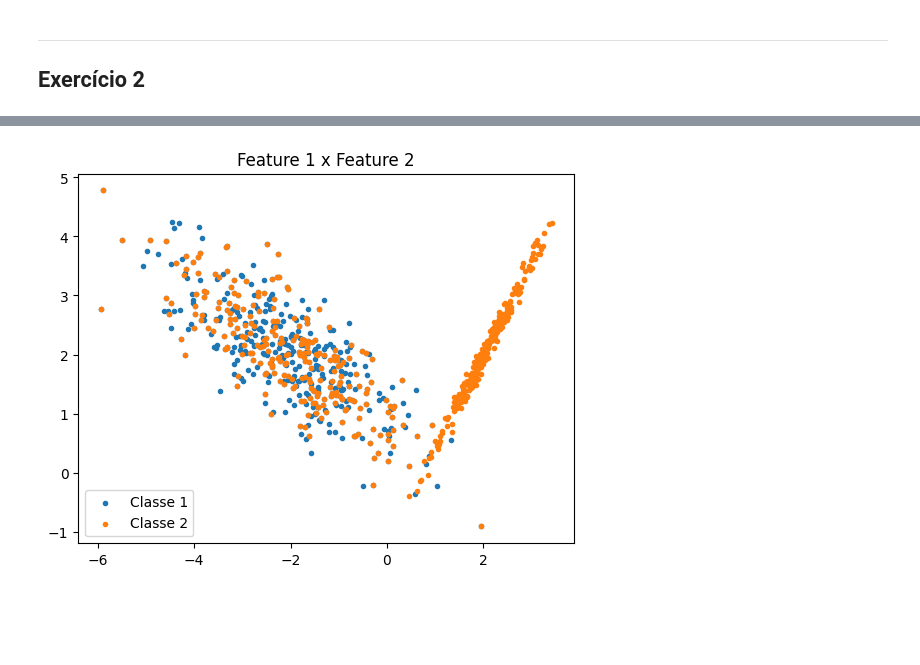
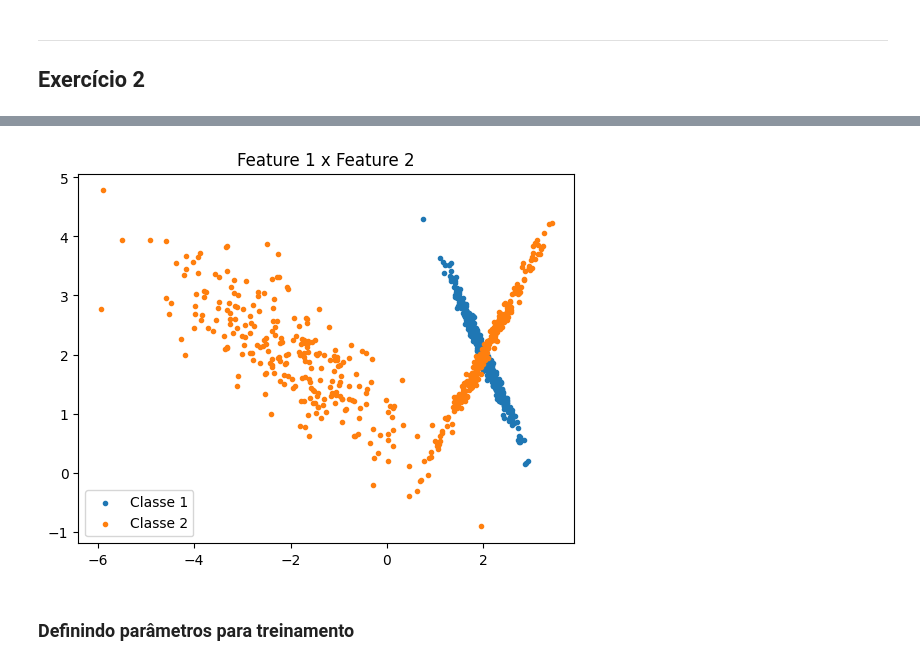
Before and after one commit to kadu-ymd/ann-deeplearning, a Jupyter notebook: src/ex_3_mlp/main.ipynb, the cells around one changed output, grey strips where cells are left out. Cells and saved outputs as stored; diff of their text form; code cells hidden in the pictures; blank space fills up the shorter version.

```diff
--- a/src/ex_3_mlp/main.ipynb
+++ b/src/ex_3_mlp/main.ipynb
@@ -88,9 +78,27 @@ from sklearn.datasets import make_classification
+# %%
+N_FEATURES_2 = 2
+N_OUTPUT_2 = 1
+N_NEURONS_2 = 10
+SAMPLE_SIZE_2 = 1000
+TRAIN_SIZE = .8
 # %%
-samples_1, samples_labels_1 = make_classification(n_samples=500,
+samples_1_2, samples_labels_1_2 = make_classification(n_samples=SAMPLE_SIZE_2 // 2,
                                                   n_classes=1,
                                                   n_clusters_per_class=1,
-                                                  n_features=2,
+                                                  n_features=N_FEATURES_2,
+                                                  n_informative=2,
+                                                  n_redundant=0,
+                                                  random_state=21,
+                                                  class_sep=2.0)
+
+samples_2_2, samples_labels_2_2 = make_classification(n_samples=SAMPLE_SIZE_2 // 2,
+                                                  n_classes=1,
+                                                  n_clusters_per_class=2,
+                                                  n_features=N_FEATURES_2,
                                                   n_informative=2,
                                                   n_redundant=0,
                                                   random_state=42,
                                                   class_sep=2.0)
+
+samples_labels_1_2[:] = 0
+samples_labels_2_2[:] = 1
@@ -110,3 +105,5 @@ samples_labels_2[:] = 1
 # %%
-samples_total = np.concatenate((samples_1, samples_2))
-samples_total_labels = np.concatenate((samples_labels_1, samples_labels_2))
+samples_total_2 = np.concatenate((samples_1_2, samples_2_2))
+samples_total_labels_2 = np.concatenate((samples_labels_1_2, samples_labels_2_2))
+
+shuffled_samples_total_2, shuffled_samples_total_labels_2 = data.shuffle_sample(sample_array=samples_total_2, labels_array=samples_total_labels_2)
@@ -115,10 +110,12 @@ shuffled_samples_total, shuffled_samples_total_labels = data.shuffle_sample(samp
 # %%
-plt.scatter(shuffled_samples_total[shuffled_samples_total_labels==0, 0], shuffled_samples_total[shuffled_samples_total_labels==0, 1], label="Classe 1", marker=".")
-plt.scatter(shuffled_samples_total[shuffled_samples_total_labels==1, 0], shuffled_samples_total[shuffled_samples_total_labels==1, 1],  label="Classe 2", marker=".")
+plt.scatter(shuffled_samples_total_2[shuffled_samples_total_labels_2==0, 0], shuffled_samples_total_2[shuffled_samples_total_labels_2==0, 1], label="Classe 1", marker=".")
+plt.scatter(shuffled_samples_total_2[shuffled_samples_total_labels_2==1, 0], shuffled_samples_total_2[shuffled_samples_total_labels_2==1, 1],  label="Classe 2", marker=".")
 
 plt.title("Feature 1 x Feature 2")
 plt.legend()
 plt.show()
 # %% [output]
-[figure, old version]
+[figure, new version]
+# %% [markdown]
+### Definindo parâmetros para treinamento
 # %%
```
Also changed, not shown: parts of 72 cells of this notebook, 1 other file.
